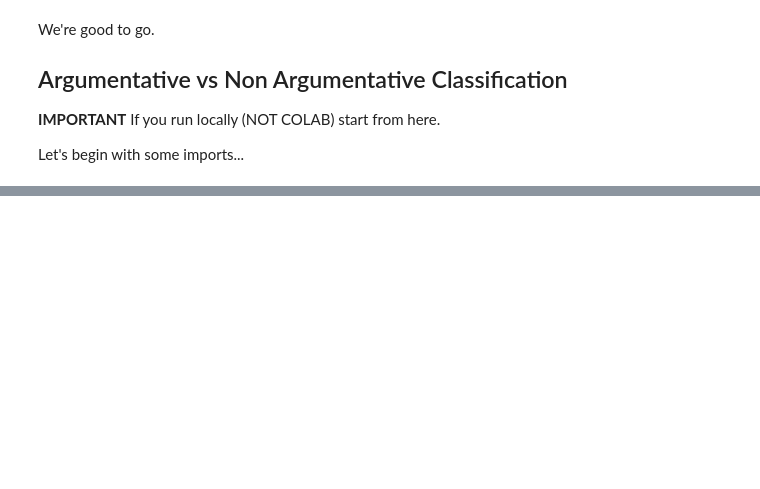
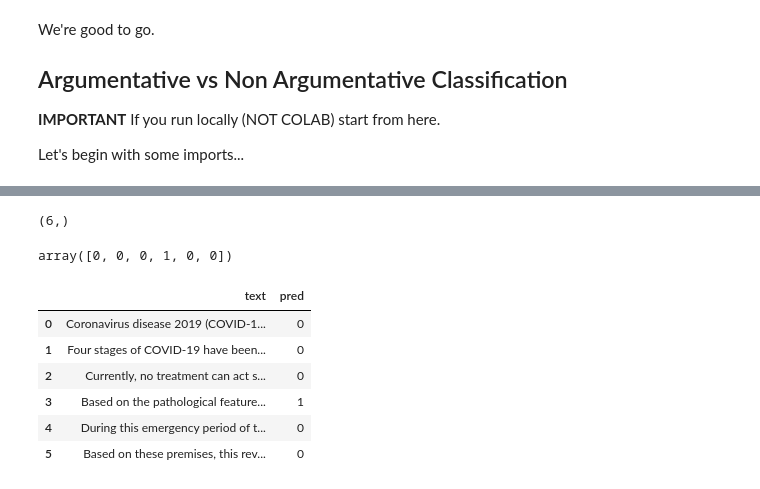
Before and after one commit to marcomilanesio/ai4health, a Jupyter notebook: 1.ipynb, the cells around one changed output, grey strips where cells are left out. Drawn from its saved outputs; the diff is of its cells as text; code cells hidden in the pictures; blank space fills up the shorter version.

```diff
--- a/1.ipynb
+++ b/1.ipynb
@@ -59,0 +564,4 @@ import re
+# %%
+text = "Coronavirus disease 2019 (COVID-19) is an infectious disease caused by coronavirus-2 (SARS-CoV-2) that causes a severe acute respiratory syndrome, a characteristic hyperinflammatory response, vascular damage, microangiopathy, angiogenesis and widespread thrombosis. Four stages of COVID-19 have been identified: the first stage is characterised by upper respiratory tract infection; the second by the onset of dyspnoea and pneumonia; the third by a worsening clinical scenario dominated by a cytokine storm and the consequent hyperinflammatory state; and the fourth by death or recovery. Currently, no treatment can act specifically against the SARS-CoV-2 infection. Based on the pathological features and different clinical phases of COVID-19, particularly in patients with moderate to severe COVID-19, the classes of drugs used are antiviral agents, inflammation inhibitors/antirheumatic drugs, low molecular weight heparins, plasma, and hyperimmune immunoglobulins. During this emergency period of the COVID-19 outbreak, clinical researchers are using and testing a variety of possible treatments. Based on these premises, this review aims to discuss the most updated pharmacological treatments to effectively act against the SARS-CoV-2 infection and support researchers and clinicians in relation to any current and future developments in curing COVID-19 patients."
+# %%
+sents = nltk.sent_tokenize(text)
@@ -59,0 +577,21 @@ import re
+# %%
+x_text = pd.Series(sents, name='text')
+x_text.shape
+# %% [output]
+(6,)
+# %%
+y_new = pipe.predict(x_text)
+# %%
+y_new
+# %% [output]
+array([0, 0, 0, 1, 0, 0])
+# %%
+pd.concat([x_text, pd.Series(y_new, name='pred')], axis=1)
+# %% [output]
+|  | text | pred |
+| 0 | Coronavirus disease 2019 (COVID-1... | 0 |
+| 1 | Four stages of COVID-19 have been... | 0 |
+| 2 | Currently, no treatment can act s... | 0 |
+| 3 | Based on the pathological feature... | 1 |
+| 4 | During this emergency period of t... | 0 |
+| 5 | Based on these premises, this rev... | 0 |
```
Also changed, not shown: parts of 57 cells of this notebook, 2 other files.
